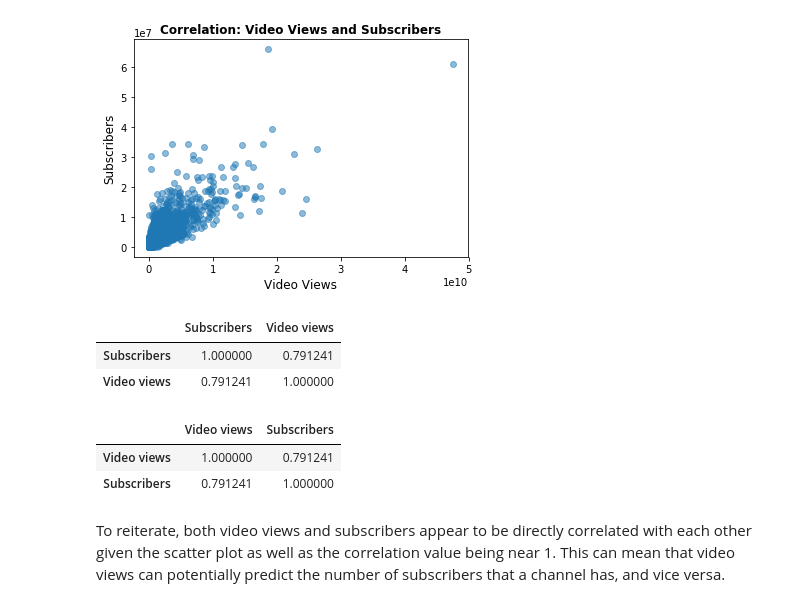
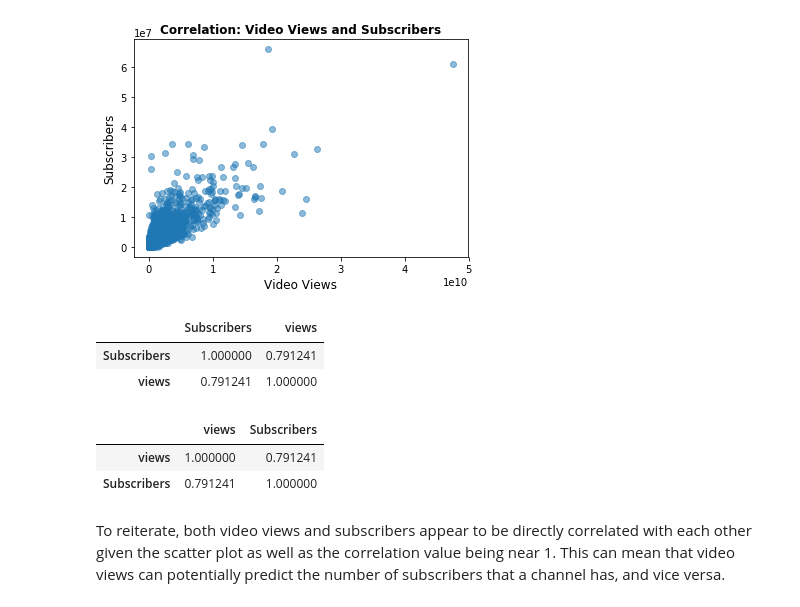
Before and after one commit to lcmendoza/Projects, a Jupyter notebook: FinalProject.ipynb, the cells around one changed output. Cells and saved outputs as stored; diff of their text form; code cells hidden in the pictures.

```diff
--- a/FinalProject.ipynb
+++ b/FinalProject.ipynb
@@ -39,6 +41,5 @@ import statsmodels.api as sm
 # %% [markdown]
 ### Data Cleaning and Pre-Processing
 # %%
-# Loading the YouTube data
-
-df = pd.read_csv('data.csv')
+# Firstly, we are loading the YouTube data and putting everything into a dataframe
+df_youtube = pd.read_csv('data.csv')
@@ -137,3 +127,6 @@ df_youtube['Grade'] == 'A++' # checking if the data is clean
 4998    False
 4999    False
 Name: Grade, Length: 4610, dtype: bool
+# %%
+df_youtube = df_youtube.rename(index=str, columns={"Video Uploads": "video_uploads","Video views": "views"})
+df_youtube.head()
@@ -167,18 +167,18 @@ plt.show()
 [figure]
 [figure]
 # %%
-df_subViews = pd.DataFrame(df_youtube, columns = ['Subscribers', 'Video views'])
+df_subViews = pd.DataFrame(df_youtube, columns = ['Subscribers', 'views'])
 df_subViews.corr()
 # %% [output]
-|  | Subscribers | Video views |
+|  | Subscribers | views |
 | Subscribers | 1.000000 | 0.791241 |
-| Video views | 0.791241 | 1.000000 |
+| views | 0.791241 | 1.000000 |
 # %%
-df_viewsSubs = pd.DataFrame(df_youtube, columns = ['Video views', 'Subscribers'])
+df_viewsSubs = pd.DataFrame(df_youtube, columns = ['views', 'Subscribers'])
 df_viewsSubs.corr()
 # %% [output]
-|  | Video views | Subscribers |
-| Video views | 1.000000 | 0.791241 |
+|  | views | Subscribers |
+| views | 1.000000 | 0.791241 |
 | Subscribers | 0.791241 | 1.000000 |
 # %% [markdown]
 To reiterate, both video views and subscribers appear to be directly correlated with each other given the scatter plot as well as the correlation value being near 1. This can mean that video views can potentially predict the number of subscribers that a channel has, and vice versa.
```
Also changed, not shown: parts of 92 cells of this notebook.
